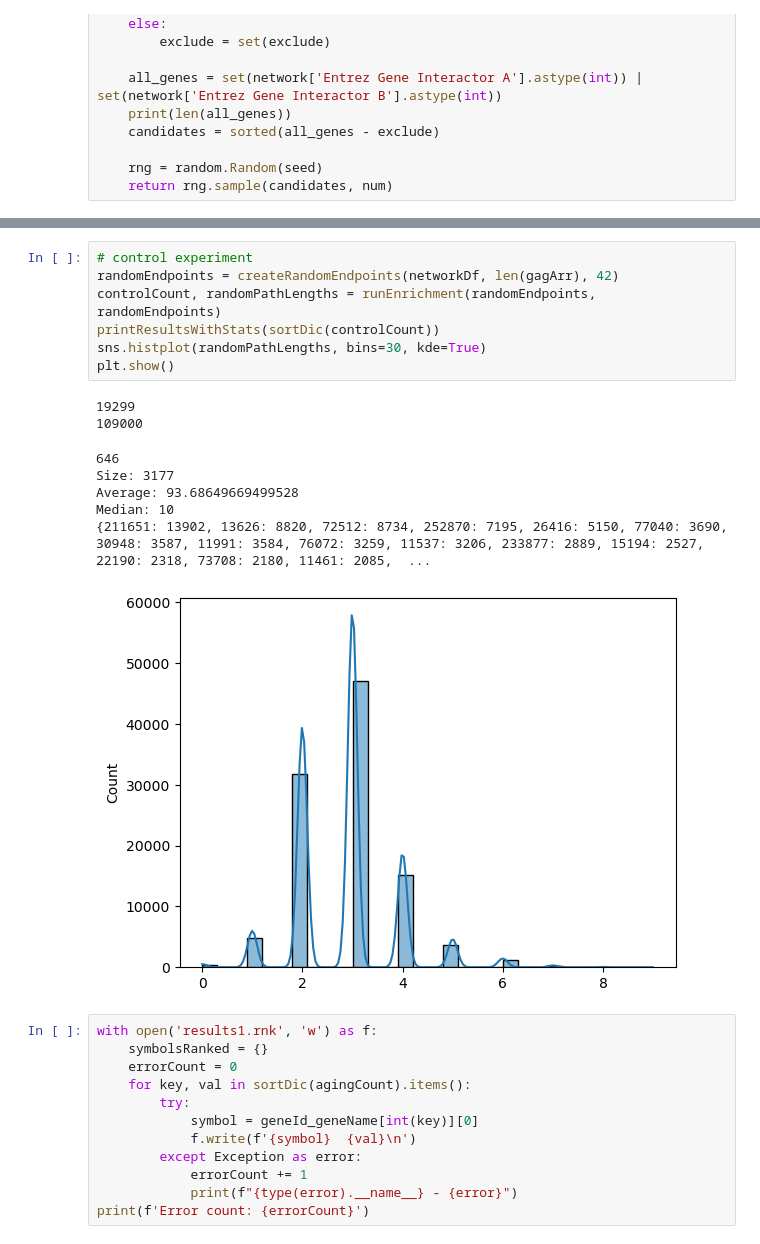
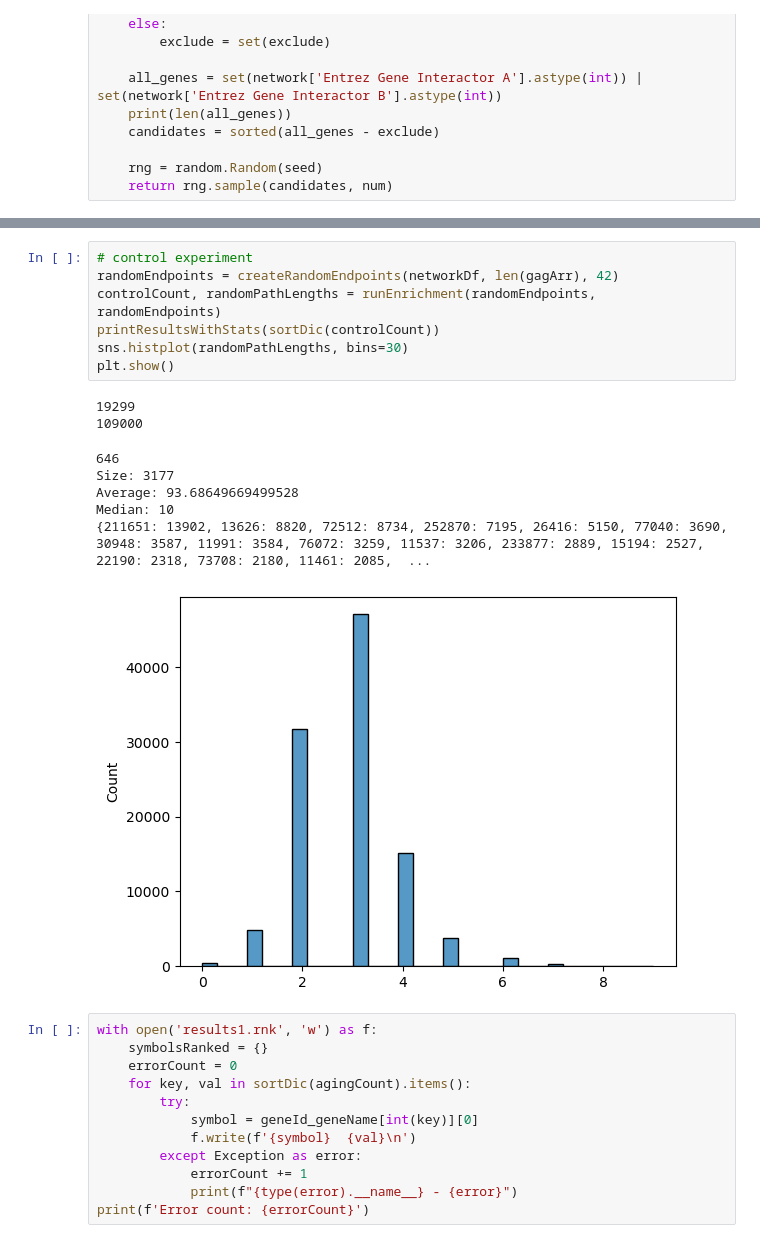
Before and after one commit to luojxxx/Aging-machinery, a Jupyter notebook: bioinfo.ipynb, the cells around one changed output, grey strips where cells are left out. Drawn from its saved outputs; the diff is of its cells as text.

```diff
--- a/bioinfo.ipynb
+++ b/bioinfo.ipynb
@@ -182,19 +176,19 @@ Median: 7.0
 # %%
 # control experiment
 randomEndpoints = createRandomEndpoints(networkDf, len(gagArr), 42)
 controlCount, randomPathLengths = runEnrichment(randomEndpoints, randomEndpoints)
 printResultsWithStats(sortDic(controlCount))
-sns.histplot(randomPathLengths, bins=30, kde=True)
+sns.histplot(randomPathLengths, bins=30)
 plt.show()
 # %% [output]
 19299
 109000
 646
 Size: 3177
 Average: 93.68649669499528
 Median: 10
 {211651: 13902, 13626: 8820, 72512: 8734, 252870: 7195, 26416: 5150, 77040: 3690, 30948: 3587, 11991: 3584, 76072: 3259, 11537: 3206, 233877: 2889, 15194: 2527, 22190: 2318, 73708: 2180, 11461: 2085,  ...
-[figure, old version]
+[figure, new version]
 # %%
 with open('results1.rnk', 'w') as f:
     symbolsRanked = {}
```
Also changed, not shown: parts of 1 cell of this notebook.
